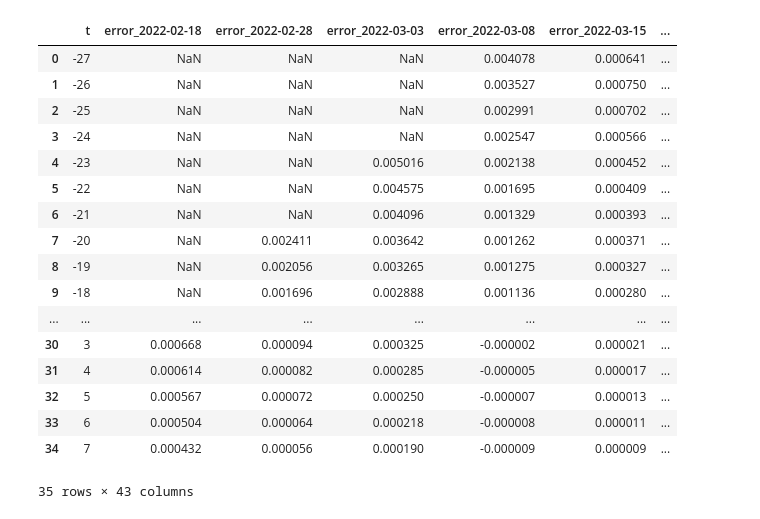
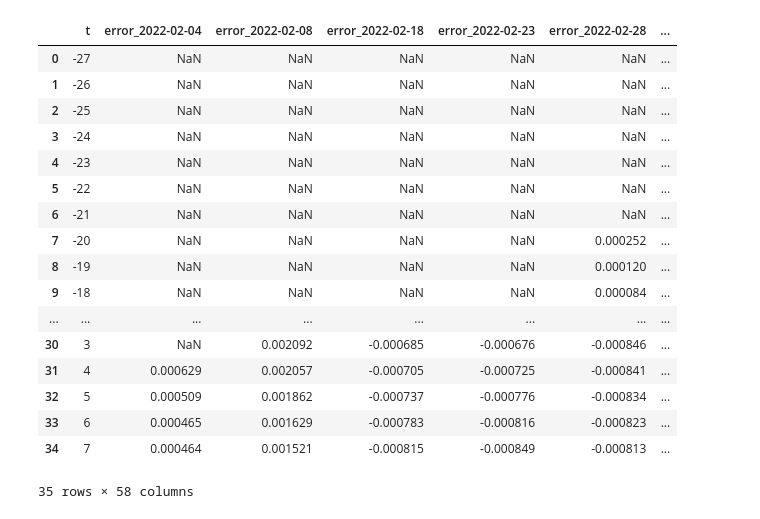
Before and after one commit to blab/ncov-forecasting-fit, a Jupyter notebook: script/auto_renewal_accuracy.ipynb, the cells around one changed output. Cells and saved outputs as stored; diff of their text form; code cells hidden in the pictures.

```diff
--- a/script/auto_renewal_accuracy.ipynb
+++ b/script/auto_renewal_accuracy.ipynb
@@ -53,17 +48,9 @@ os.getcwd()
 # %%
 #Getting sequences data
 dates = ['2022-01-24', '2022-02-04','2022-02-08','2022-02-18','2022-02-23',
-         '2022-02-28','2022-03-03','2022-03-08','2022-03-15'
-         ,'2022-03-21','2022-03-25''2022-04-07','2022-04-14','2022-04-27'
+         '2022-02-28','2022-03-03','2022-03-08','2022-03-15',
+         '2022-03-21','2022-03-25','2022-04-07','2022-04-14','2022-04-27'
          ,'2022-05-06','2022-05-17','2022-05-20','2022-05-28','2022-06-09'
          ,'2022-06-14','2022-06-22']
 
-
-#,'2022-01-27','2022-01-31', '2022-02-14','2022-03-29','2022-03-30','2022-05-13',,'2022-05-26'
-         #'2022-02-17',
-
-locations = ['Australia', 'Austria','Belgium','Canada','Denmark','France','Germany','India',
-             'Indonesia','Israel','Italy','Japan','Netherlands','New Zealand','Norway',
-             'Poland','Singapore','South Africa','Sweden','Switzerland ','USA','United Kingdom']
-
-dates[1]
+locations = ["Japan", "USA"]
@@ -110,7 +101,7 @@ def save_forecast_freq(samples, variant_data, ps, forecast_date, name):
 for location in locations:
     for date in dates:
         #Output file path
-        filepath = f"./cast_estimates/{location}"
+        filepath = f"./cast_estimates_full/{location}"
         if not os.path.exists(filepath):
             os.mkdir(filepath)
 
@@ -124,15 +115,16 @@ for location in locations:
 
 
         variant_data = ef.CaseFrequencyData(raw_cases=raw_cases, raw_seq=raw_seq)
-
+        basis_fn = ef.Spline(order = 4, k = 10)
         renewal_model = ef.RenewalModel(gen, delays, seed_L, forecast_L, k=10,
                            RLik = ef.GARW(0.1, 0.1), #Likelihood on effective reproduction number (GARW depend on R and gen time)
                            CLik = ef.ZINegBinomCases(0.05), #Case Likelihood
                            SLik = ef.DirMultinomialSeq(100), #Sequence Likelihood
-                           v_names = v_names)
+                           v_names = v_names,
+                           basis_fn = basis_fn)
 
         # Fitting MAP model getting point
-        svi_fullrank = ef.InferFullRank(iters = 20_000, lr = 0.01, num_samples=1000)
+        svi_fullrank = ef.InferFullRank(iters = 30_000, lr = 0.005, num_samples=1000)
 
         posterior = svi_fullrank.fit(renewal_model, variant_data)
 
@@ -162,11 +152,11 @@ def prepare_data(location, variant):
     models = {}
     forecasts = {}
     for date in dates:
-        filepath = f"cast_estimates/{location}/freq_forecast_{date}.csv"
+        filepath = f"cast_estimates_cubic_basis/{location}/freq_forecast_{date}.csv"
         if not os.path.exists(filepath):
             continue
-        models[date] = pd.read_csv(f"cast_estimates/{location}/freq_nowcast_{date}.csv")
-        forecasts[date] = pd.read_csv(f"cast_estimates/{location}/freq_forecast_{date}.csv")
+        models[date] = pd.read_csv(f"cast_estimates_cubic_basis/{location}/freq_nowcast_{date}.csv")
+        forecasts[date] = pd.read_csv(f"cast_estimates_cubic_basis/{location}/freq_forecast_{date}.csv")
     def curate_df(df, suffix, isModel):
         df = df[(df["location"]==location) & (df["variant"]==variant)]
 
@@ -202,7 +192,7 @@ def prepare_data(location, variant):
         return df
 
 
-    # the latest model data fitted to actual (retrospective) data. (Update: not quite true. Todo.)
+    # the latest model data fitted to actual (retrospective) data
     ## this is going to provide us the `median_freq` column...
     subset_retrospective = model_latest[(model_latest["location"]==location) & (model_latest["variant"]==variant)]
     subset_retrospective = subset_retrospective[["date", "median_freq"]]
@@ -251,10 +241,7 @@ def prepare_data(location, variant):
 ## Print out an example output to help:
 
 
-first_day, data = prepare_data("Australia", "Omicron 21L")
+first_day, data = prepare_data("Canada", "Omicron 21L")
 #print(first_day)
-#pd.set_option('display.max_rows', 500)
-#pd.set_option('display.max_columns', 500)
-#pd.set_option('display.width', 1000)
 data
 # %% [output]
@@ -408,52 +377,52 @@ def collect_error(data):
     for df in forecast_upper_error[2:]:
         df_merged_ciu_fr = pd.merge(df_merged_ciu_fr, df, how='outer', on='t')
     df_merged_ciu_fr.reset_index(drop=True, inplace=True)
 
 
     df_merged_cil_fr = pd.merge(forecast_lower_error[0], forecast_lower_error[1], how='outer', on='t')
     for df in forecast_lower_error[2:]:
         df_merged_cil_fr = pd.merge(df_merged_cil_fr, df, how='outer', on='t')
     df_merged_cil_fr.reset_index(drop=True, inplace=True)
 
     #print(df_merged_cil_fr)
 
     #Final merge
 
     #df_merged = pd.concat([df_merged, df_merged_fr, df_merged_ciu, df_merged_cil,
     #                       df_merged_ciu_fr, df_merged_cil_fr], verify_integrity = True)
 
     df_merged = pd.concat([df_merged, df_merged_fr])
     df_merged_ciu = pd.concat([df_merged_ciu,df_merged_ciu_fr])
     df_merged_cil = pd.concat([df_merged_cil,df_merged_cil_fr])
 
     df_merged = pd.merge(df_merged,df_merged_ciu, how = 'outer', on= 't')
     df_merged = pd.merge(df_merged,df_merged_cil, how = 'outer', on= 't')
     df_merged.sort_values(by=['t'], ascending=True, inplace=True)
 
 
     return df_merged
 
 ## Show an example df:
-collect_error(prepare_data("Australia", "Delta")[1])
+collect_error(prepare_data("USA", "Delta")[1])
 # %% [output]
-|  | t | error_2022-02-18 | error_2022-02-28 | error_2022-03-03 | error_2022-03-08 | error_2022-03-15 | ... |
-| 0 | -27 | NaN | NaN | NaN | 0.004078 | 0.000641 | ... |
-| 1 | -26 | NaN | NaN | NaN | 0.003527 | 0.000750 | ... |
-| 2 | -25 | NaN | NaN | NaN | 0.002991 | 0.000702 | ... |
-| 3 | -24 | NaN | NaN | NaN | 0.002547 | 0.000566 | ... |
-| 4 | -23 | NaN | NaN | 0.005016 | 0.002138 | 0.000452 | ... |
-| 5 | -22 | NaN | NaN | 0.004575 | 0.001695 | 0.000409 | ... |
-| 6 | -21 | NaN | NaN | 0.004096 | 0.001329 | 0.000393 | ... |
-| 7 | -20 | NaN | 0.002411 | 0.003642 | 0.001262 | 0.000371 | ... |
-| 8 | -19 | NaN | 0.002056 | 0.003265 | 0.001275 | 0.000327 | ... |
-| 9 | -18 | NaN | 0.001696 | 0.002888 | 0.001136 | 0.000280 | ... |
+|  | t | error_2022-02-04 | error_2022-02-08 | error_2022-02-18 | error_2022-02-23 | error_2022-02-28 | ... |
+| 0 | -27 | NaN | NaN | NaN | NaN | NaN | ... |
+| 1 | -26 | NaN | NaN | NaN | NaN | NaN | ... |
+| 2 | -25 | NaN | NaN | NaN | NaN | NaN | ... |
+| 3 | -24 | NaN | NaN | NaN | NaN | NaN | ... |
+| 4 | -23 | NaN | NaN | NaN | NaN | NaN | ... |
+| 5 | -22 | NaN | NaN | NaN | NaN | NaN | ... |
+| 6 | -21 | NaN | NaN | NaN | NaN | NaN | ... |
+| 7 | -20 | NaN | NaN | NaN | NaN | 0.000252 | ... |
+| 8 | -19 | NaN | NaN | NaN | NaN | 0.000120 | ... |
+| 9 | -18 | NaN | NaN | NaN | NaN | 0.000084 | ... |
 | ... | ... | ... | ... | ... | ... | ... | ... |
-| 30 | 3 | 0.000668 | 0.000094 | 0.000325 | -0.000002 | 0.000021 | ... |
-| 31 | 4 | 0.000614 | 0.000082 | 0.000285 | -0.000005 | 0.000017 | ... |
-| 32 | 5 | 0.000567 | 0.000072 | 0.000250 | -0.000007 | 0.000013 | ... |
-| 33 | 6 | 0.000504 | 0.000064 | 0.000218 | -0.000008 | 0.000011 | ... |
-| 34 | 7 | 0.000432 | 0.000056 | 0.000190 | -0.000009 | 0.000009 | ... |
+| 30 | 3 | NaN | 0.002092 | -0.000685 | -0.000676 | -0.000846 | ... |
+| 31 | 4 | 0.000629 | 0.002057 | -0.000705 | -0.000725 | -0.000841 | ... |
+| 32 | 5 | 0.000509 | 0.001862 | -0.000737 | -0.000776 | -0.000834 | ... |
+| 33 | 6 | 0.000465 | 0.001629 | -0.000783 | -0.000816 | -0.000823 | ... |
+| 34 | 7 | 0.000464 | 0.001521 | -0.000815 | -0.000849 | -0.000813 | ... |
-35 rows × 43 columns
+35 rows × 58 columns
 # %%
 def colours_via_commit():
     """Associate commits to colours. Helps keep all plots in-sync"""
```
Also changed, not shown: parts of 15 cells of this notebook.
